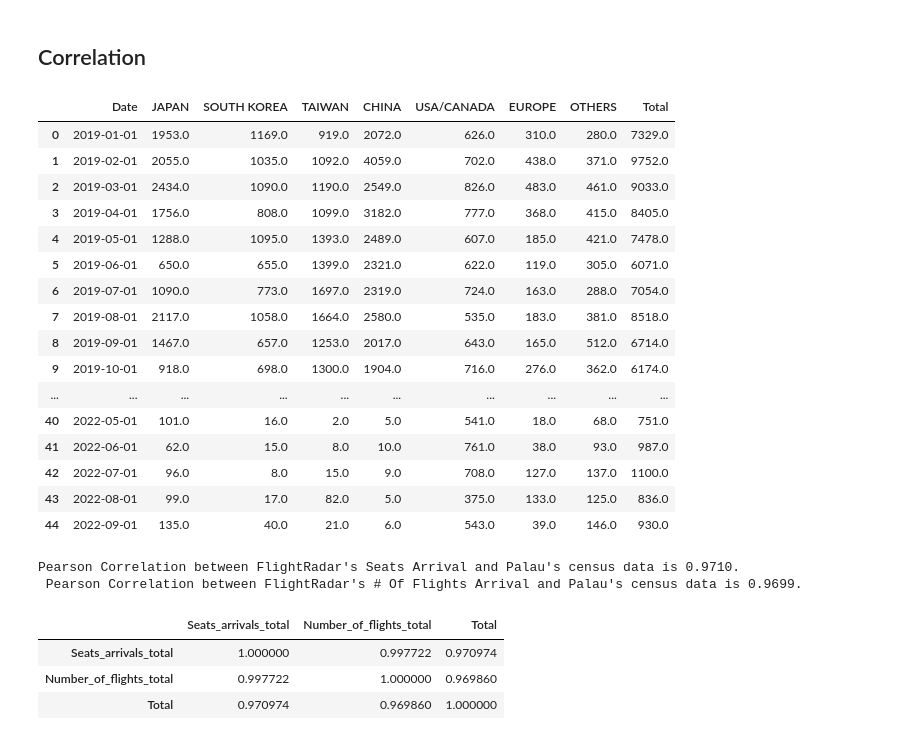
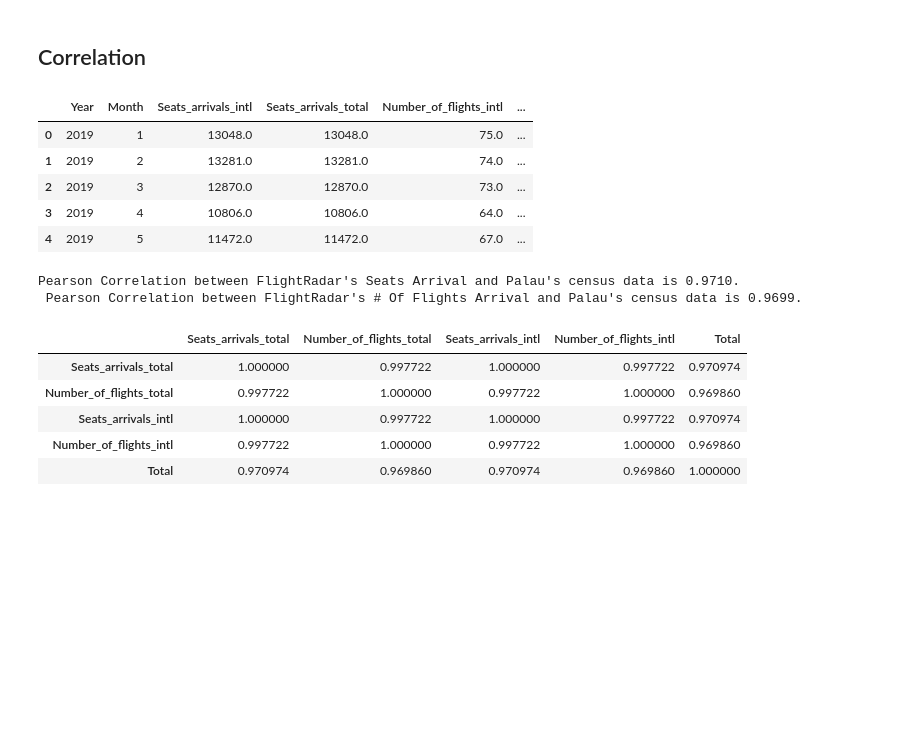
Before and after one commit to worldbank/pacific-observatory, a Jupyter notebook: scripts/notebooks/EDA-Palau.ipynb, the cells around one changed output. Drawn from its saved outputs; the diff is of its cells as text; code cells hidden in the pictures; blank space fills up the shorter version.

```diff
--- a/scripts/notebooks/EDA-Palau.ipynb
+++ b/scripts/notebooks/EDA-Palau.ipynb
@@ -87,29 +87,23 @@ range_df = pd.DataFrame(pd.date_range(
 df = range_df.merge(df, on="Date", how="left")
 df["Month"], df["Year"] = df["Date"].dt.month, df["Date"].dt.year
 # %%
-palau_ma = df.groupby(by=["Year", "Month"]).sum()[:-1]
+palau_ma = (df.groupby(by=["Year", "Month"])
+            .sum()[:-1]
+            .reset_index())
+palau_ma["Date"] = pd.date_range(start='2019-01-01', end="2022-09-01", freq="MS")
+
 palau_19_22 = palau[palau.Date >=
                     "2019-01-01"].reset_index().drop("index", axis=1)
 # %%
-palau_19_22
+palau_avi_merged = palau_ma.merge(palau_19_22, how="left", on="Date")
+palau_avi_merged.head(5)
 # %% [output]
-|  | Date | JAPAN | SOUTH KOREA | TAIWAN | CHINA | USA/CANADA | EUROPE | OTHERS | Total |
-| 0 | 2019-01-01 | 1953.0 | 1169.0 | 919.0 | 2072.0 | 626.0 | 310.0 | 280.0 | 7329.0 |
-| 1 | 2019-02-01 | 2055.0 | 1035.0 | 1092.0 | 4059.0 | 702.0 | 438.0 | 371.0 | 9752.0 |
-| 2 | 2019-03-01 | 2434.0 | 1090.0 | 1190.0 | 2549.0 | 826.0 | 483.0 | 461.0 | 9033.0 |
-| 3 | 2019-04-01 | 1756.0 | 808.0 | 1099.0 | 3182.0 | 777.0 | 368.0 | 415.0 | 8405.0 |
-| 4 | 2019-05-01 | 1288.0 | 1095.0 | 1393.0 | 2489.0 | 607.0 | 185.0 | 421.0 | 7478.0 |
-| 5 | 2019-06-01 | 650.0 | 655.0 | 1399.0 | 2321.0 | 622.0 | 119.0 | 305.0 | 6071.0 |
-| 6 | 2019-07-01 | 1090.0 | 773.0 | 1697.0 | 2319.0 | 724.0 | 163.0 | 288.0 | 7054.0 |
-| 7 | 2019-08-01 | 2117.0 | 1058.0 | 1664.0 | 2580.0 | 535.0 | 183.0 | 381.0 | 8518.0 |
-| 8 | 2019-09-01 | 1467.0 | 657.0 | 1253.0 | 2017.0 | 643.0 | 165.0 | 512.0 | 6714.0 |
-| 9 | 2019-10-01 | 918.0 | 698.0 | 1300.0 | 1904.0 | 716.0 | 276.0 | 362.0 | 6174.0 |
-| ... | ... | ... | ... | ... | ... | ... | ... | ... | ... |
-| 40 | 2022-05-01 | 101.0 | 16.0 | 2.0 | 5.0 | 541.0 | 18.0 | 68.0 | 751.0 |
-| 41 | 2022-06-01 | 62.0 | 15.0 | 8.0 | 10.0 | 761.0 | 38.0 | 93.0 | 987.0 |
-| 42 | 2022-07-01 | 96.0 | 8.0 | 15.0 | 9.0 | 708.0 | 127.0 | 137.0 | 1100.0 |
-| 43 | 2022-08-01 | 99.0 | 17.0 | 82.0 | 5.0 | 375.0 | 133.0 | 125.0 | 836.0 |
-| 44 | 2022-09-01 | 135.0 | 40.0 | 21.0 | 6.0 | 543.0 | 39.0 | 146.0 | 930.0 |
+|  | Year | Month | Seats_arrivals_intl | Seats_arrivals_total | Number_of_flights_intl | ... |
+| 0 | 2019 | 1 | 13048.0 | 13048.0 | 75.0 | ... |
+| 1 | 2019 | 2 | 13281.0 | 13281.0 | 74.0 | ... |
+| 2 | 2019 | 3 | 12870.0 | 12870.0 | 73.0 | ... |
+| 3 | 2019 | 4 | 10806.0 | 10806.0 | 64.0 | ... |
+| 4 | 2019 | 5 | 11472.0 | 11472.0 | 67.0 | ... |
 # %%
 from scipy.stats import pearsonr
 
@@ -121,14 +115,15 @@ print(f"Pearson Correlation between FlightRadar's Seats Arrival and Palau's cens
 Pearson Correlation between FlightRadar's Seats Arrival and Palau's census data is 0.9710.
  Pearson Correlation between FlightRadar's # Of Flights Arrival and Palau's census data is 0.9699.
 # %%
-palau_ma_cor = palau_ma[["Seats_arrivals_total", "Number_of_flights_total"]].reset_index().drop([
-    "Year", "Month"], axis=1)
-viz_df = pd.concat([palau_ma_cor, palau_19_22["Total"]], axis=1)
+cols = ["Seats_arrivals_total", "Number_of_flights_total", "Seats_arrivals_intl", "Number_of_flights_intl", "Total"]
+
+
+palau_cor = palau_avi_merged[cols].corr()
+palau_cor
+# %% [output]
+|  | Seats_arrivals_total | Number_of_flights_total | Seats_arrivals_intl | Number_of_flights_intl | Total |
+| Seats_arrivals_total | 1.000000 | 0.997722 | 1.000000 | 0.997722 | 0.970974 |
+| Number_of_flights_total | 0.997722 | 1.000000 | 0.997722 | 1.000000 | 0.969860 |
+| Seats_arrivals_intl | 1.000000 | 0.997722 | 1.000000 | 0.997722 | 0.970974 |
+| Number_of_flights_intl | 0.997722 | 1.000000 | 0.997722 | 1.000000 | 0.969860 |
+| Total | 0.970974 | 0.969860 | 0.970974 | 0.969860 | 1.000000 |
-# %%
-matrix = viz_df.corr(method='pearson')
-matrix
-# %% [output]
-|  | Seats_arrivals_total | Number_of_flights_total | Total |
-| Seats_arrivals_total | 1.000000 | 0.997722 | 0.970974 |
-| Number_of_flights_total | 0.997722 | 1.000000 | 0.969860 |
-| Total | 0.970974 | 0.969860 | 1.000000 |
```
Also changed, not shown: 3 other files.
